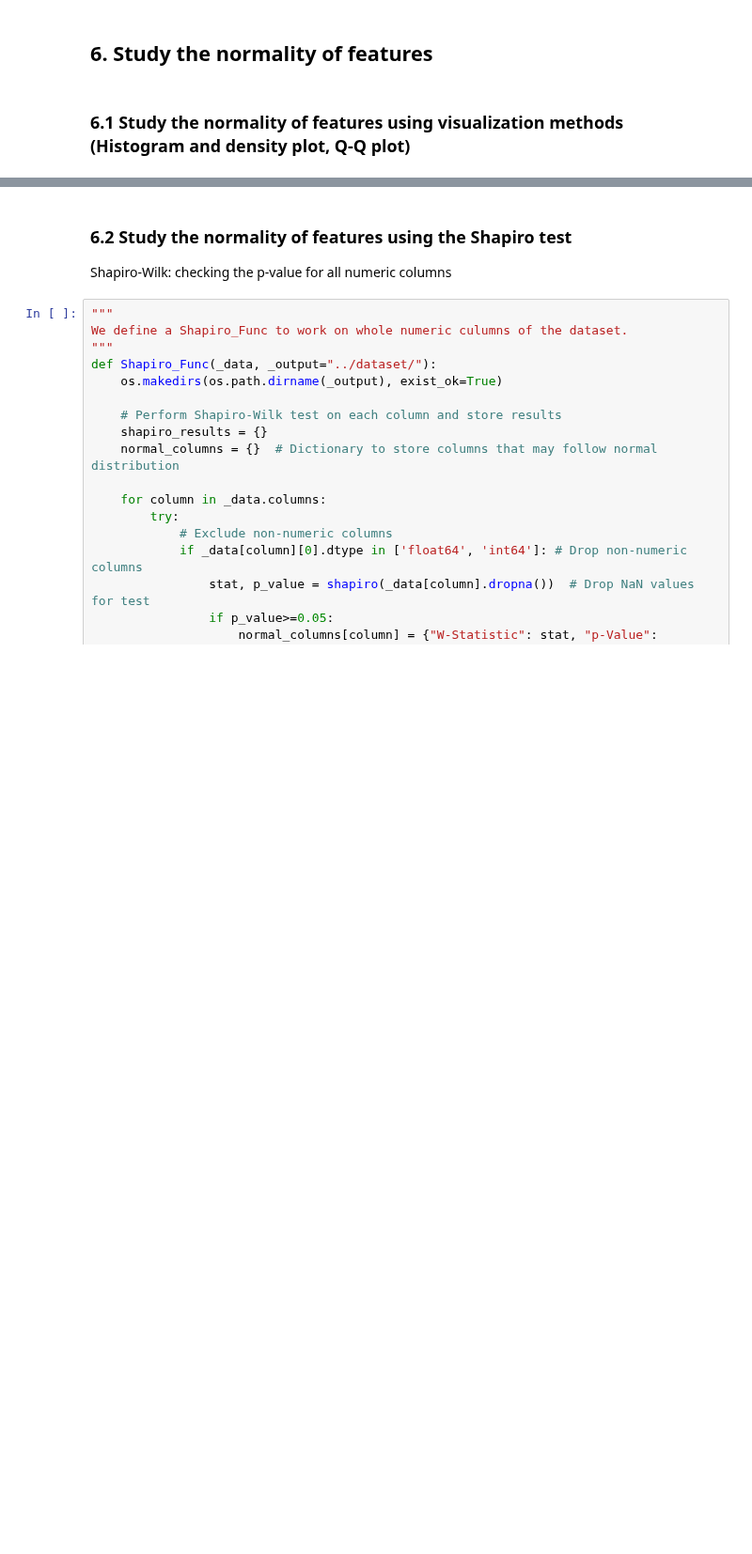
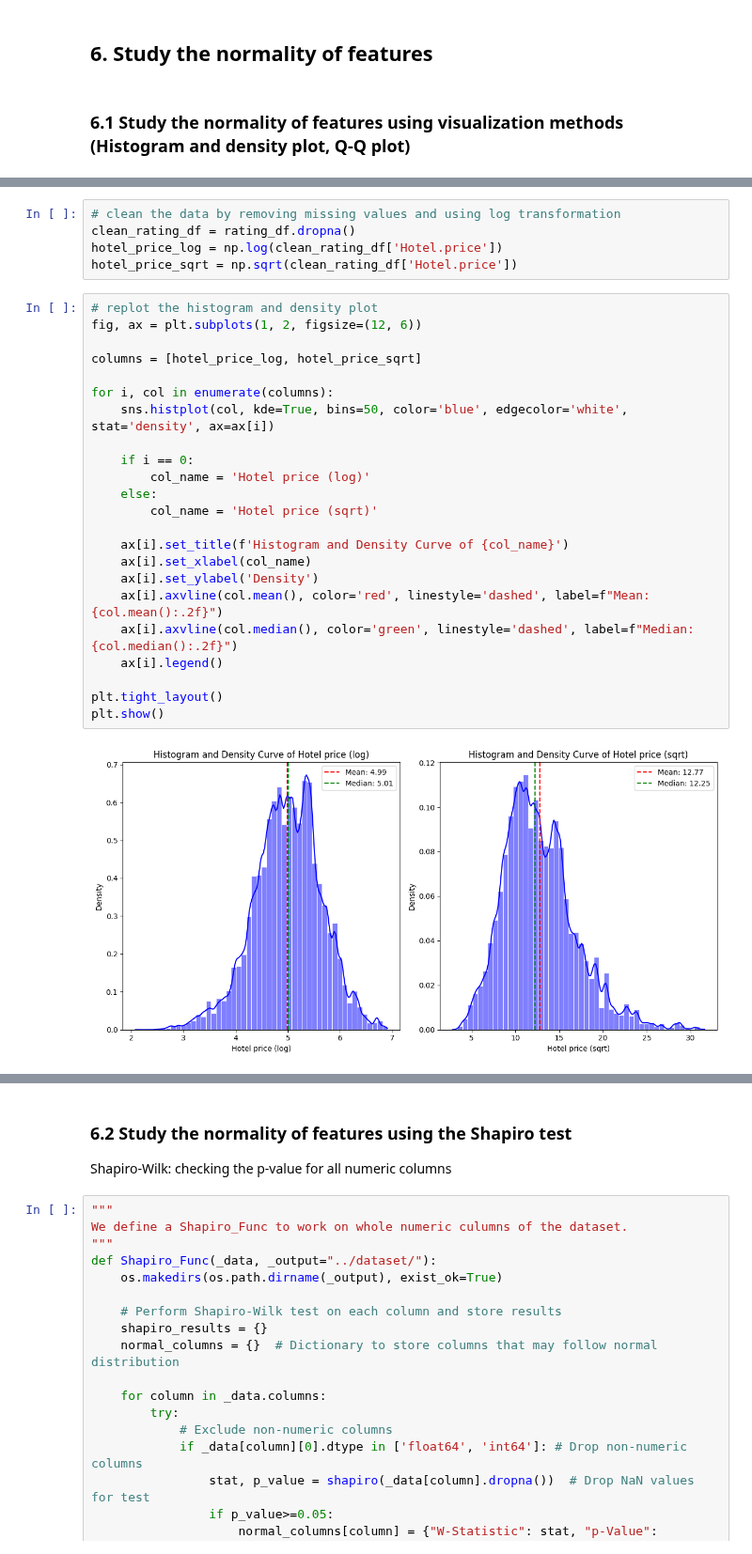
Before and after one commit to yceugene/DA_Proj_G7, a Jupyter notebook: src/main.ipynb, the cells around one changed output, grey strips where cells are left out. Shown at 94% size. Cells and saved outputs as stored; diff of their text form; blank space fills up the shorter version.

```diff
--- a/src/main.ipynb
+++ b/src/main.ipynb
@@ -400,0 +426,30 @@ plt.show()
+# %%
+# clean the data by removing missing values and using log transformation
+clean_rating_df = rating_df.dropna()
+hotel_price_log = np.log(clean_rating_df['Hotel.price'])
+hotel_price_sqrt = np.sqrt(clean_rating_df['Hotel.price'])
+# %%
+# replot the histogram and density plot
+fig, ax = plt.subplots(1, 2, figsize=(12, 6))
+
+columns = [hotel_price_log, hotel_price_sqrt]
+
+for i, col in enumerate(columns):
+    sns.histplot(col, kde=True, bins=50, color='blue', edgecolor='white', stat='density', ax=ax[i])
+
+    if i == 0:
+        col_name = 'Hotel price (log)'
+    else:
+        col_name = 'Hotel price (sqrt)'
+
+    ax[i].set_title(f'Histogram and Density Curve of {col_name}')
+    ax[i].set_xlabel(col_name)
+    ax[i].set_ylabel('Density')
+    ax[i].axvline(col.mean(), color='red', linestyle='dashed', label=f"Mean: {col.mean():.2f}")
+    ax[i].axvline(col.median(), color='green', linestyle='dashed', label=f"Median: {col.median():.2f}")
+    ax[i].legend()
+
+plt.tight_layout()
+plt.show()
+# %% [output]
+[figure, added]
```
Also changed, not shown: parts of 20 cells of this notebook.
